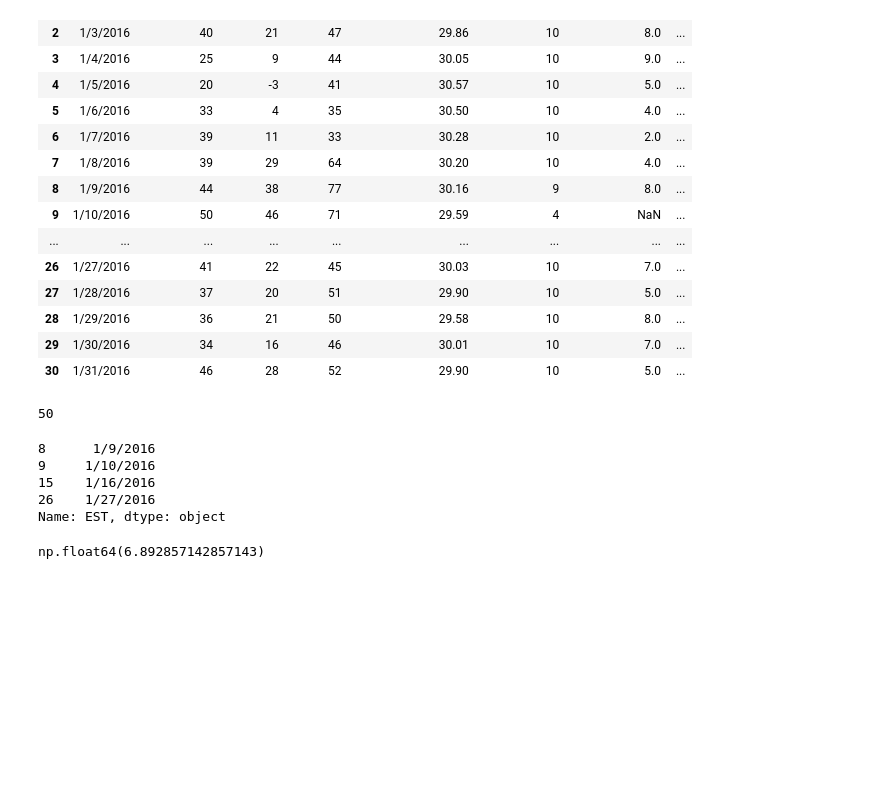
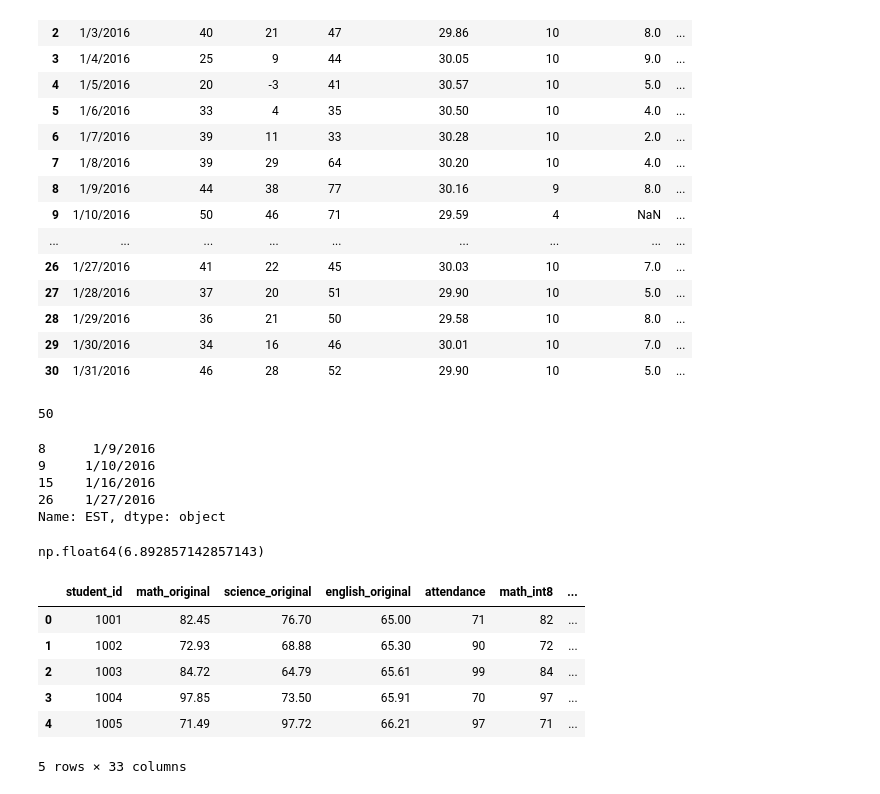
Before and after one commit to Riyathakur235/Codeforces_Code, a Jupyter notebook: numpy.ipynb, the cells around one changed output. Drawn from its saved outputs; the diff is of its cells as text; code cells hidden in the pictures; blank space fills up the shorter version.

```diff
--- a/numpy.ipynb
+++ b/numpy.ipynb
@@ -312,3 +313,14 @@ Name: EST, dtype: object
 df["WindSpeedMPH"].mean()
 # %% [output]
 np.float64(6.892857142857143)
+# %%
+df=pd.read_csv("Student.txt.csv")
+df.head(5)
+# %% [output]
+|  | student_id | math_original | science_original | english_original | attendance | math_int8 | ... |
+| 0 | 1001 | 82.45 | 76.70 | 65.00 | 71 | 82 | ... |
+| 1 | 1002 | 72.93 | 68.88 | 65.30 | 90 | 72 | ... |
+| 2 | 1003 | 84.72 | 64.79 | 65.61 | 99 | 84 | ... |
+| 3 | 1004 | 97.85 | 73.50 | 65.91 | 70 | 97 | ... |
+| 4 | 1005 | 71.49 | 97.72 | 66.21 | 97 | 71 | ... |
+5 rows × 33 columns
```
Also changed, not shown: parts of 5 cells of this notebook.
